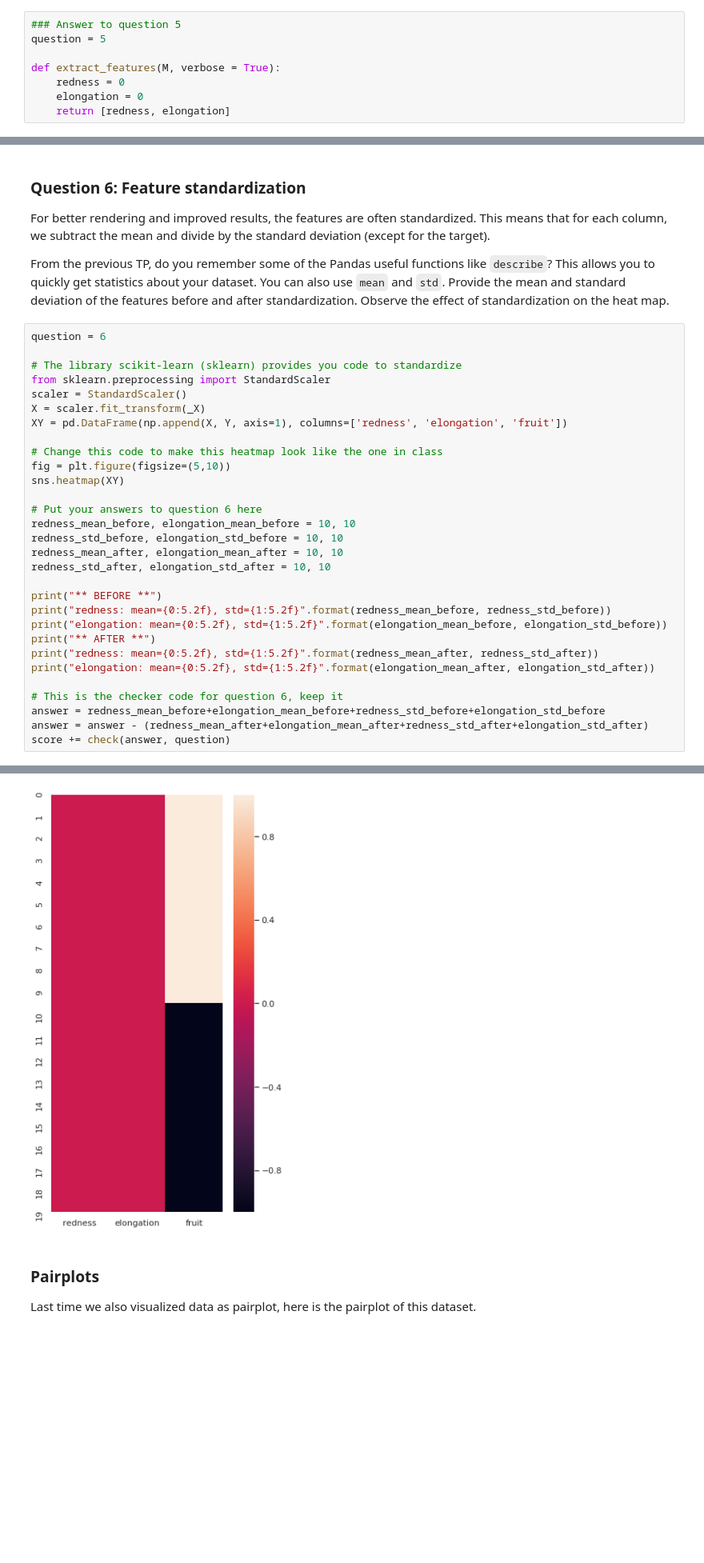
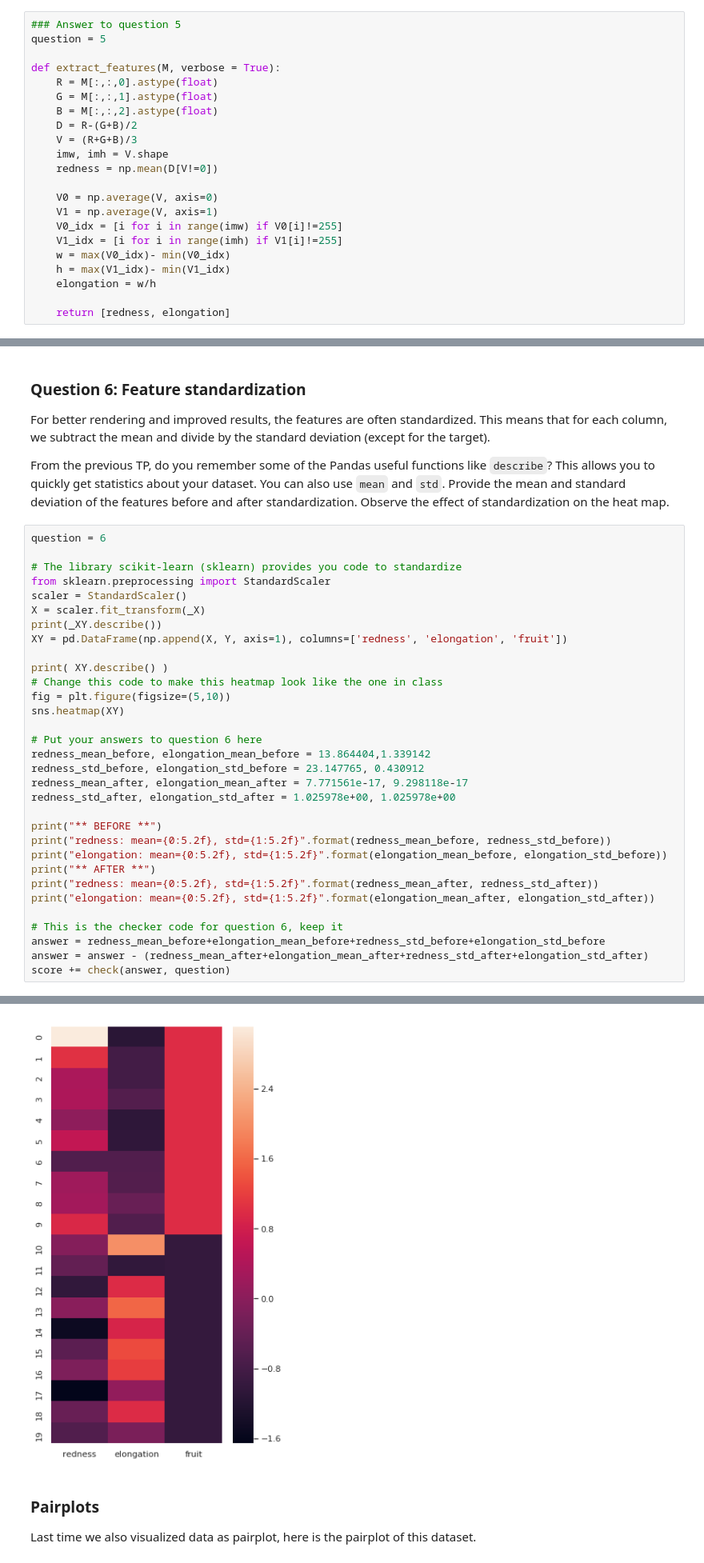
Before and after one commit to Ndieme92/info232, a Jupyter notebook: TP1/TP1.ipynb, the cells around one changed output, grey strips where cells are left out. Shown: that part at 80% size. Saved outputs shown, nothing was run; the diff lists cells and outputs as text; blank space fills up the shorter version.

````diff
--- a/TP1/TP1.ipynb
+++ b/TP1/TP1.ipynb
@@ -216,14 +218,28 @@ def extract_features(M, verbose = True):
 # verbose is just a flag you can use to comment out print statements needed to debug your code
 return [redness, elongation]
 ```
-# %%
-### Answer to question 5
-question = 5
-
-def extract_features(M, verbose = True):
-    redness = 0
-    elongation = 0
-    return [redness, elongation]
+# %%
+### Answer to question 5
+question = 5
+
+def extract_features(M, verbose = True):
+    R = M[:,:,0].astype(float)
+    G = M[:,:,1].astype(float)
+    B = M[:,:,2].astype(float)
+    D = R-(G+B)/2
+    V = (R+G+B)/3
+    imw, imh = V.shape
+    redness = np.mean(D[V!=0])
+
+    V0 = np.average(V, axis=0)
+    V1 = np.average(V, axis=1)
+    V0_idx = [i for i in range(imw) if V0[i]!=255]
+    V1_idx = [i for i in range(imh) if V1[i]!=255]
+    w = max(V0_idx)- min(V0_idx)
+    h = max(V1_idx)- min(V1_idx)
+    elongation = w/h
+
+    return [redness, elongation]
 # %% [markdown]
 ## Preprocess and visualize all the data
 To go a little bit faster, we give you the code to preprocess all the dataset in the next few cells. Check that you understand it.
@@ -309,17 +325,19 @@ question = 6
 from sklearn.preprocessing import StandardScaler
 scaler = StandardScaler()
 X = scaler.fit_transform(_X)
+print(_XY.describe())
 XY = pd.DataFrame(np.append(X, Y, axis=1), columns=['redness', 'elongation', 'fruit'])
 
+print( XY.describe() )
 # Change this code to make this heatmap look like the one in class
 fig = plt.figure(figsize=(5,10))
 sns.heatmap(XY)
 
 # Put your answers to question 6 here
-redness_mean_before, elongation_mean_before = 10, 10
-redness_std_before, elongation_std_before = 10, 10
-redness_mean_after, elongation_mean_after = 10, 10
-redness_std_after, elongation_std_after = 10, 10
+redness_mean_before, elongation_mean_before = 13.864404,1.339142
+redness_std_before, elongation_std_before = 23.147765, 0.430912
+redness_mean_after, elongation_mean_after = 7.771561e-17, 9.298118e-17
+redness_std_after, elongation_std_after = 1.025978e+00, 1.025978e+00
 
 print("** BEFORE **")
 print("redness: mean={0:5.2f}, std={1:5.2f}".format(redness_mean_before, redness_std_before))
@@ -344,4 +373,4 @@ BOOOOH
-[figure, old version]
+[figure, new version]
 # %% [markdown]
 ### Pairplots
 Last time we also visualized data as pairplot, here is the pairplot of this dataset.
````
Also changed, not shown: parts of 13 cells of this notebook.
